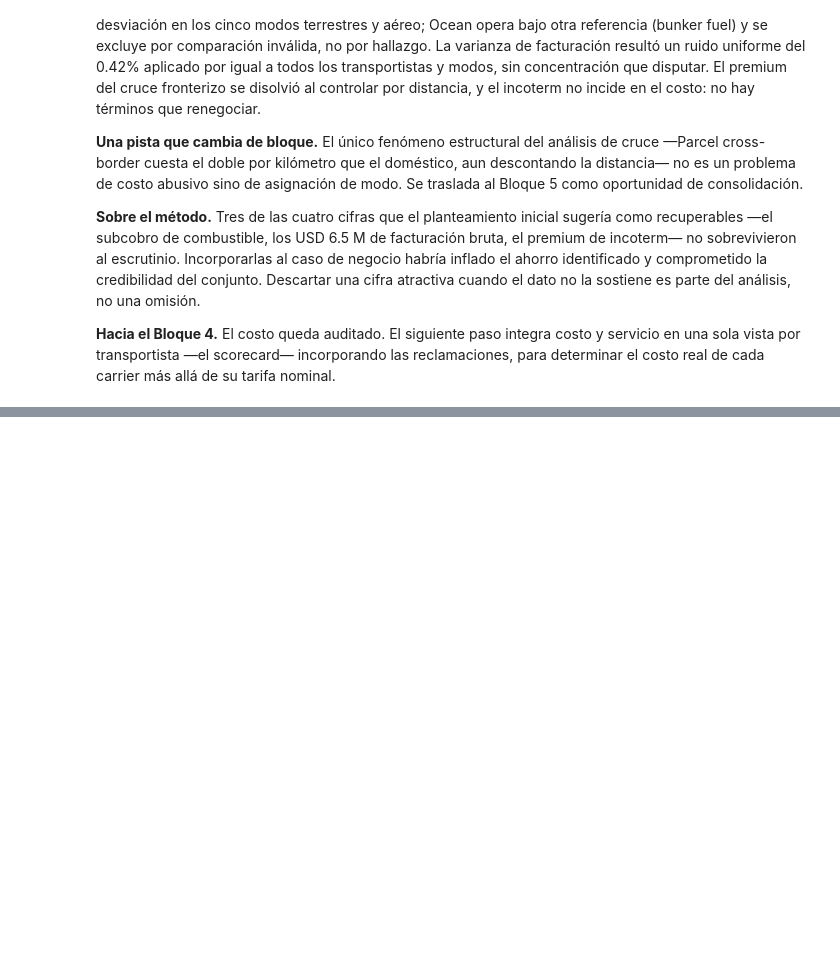
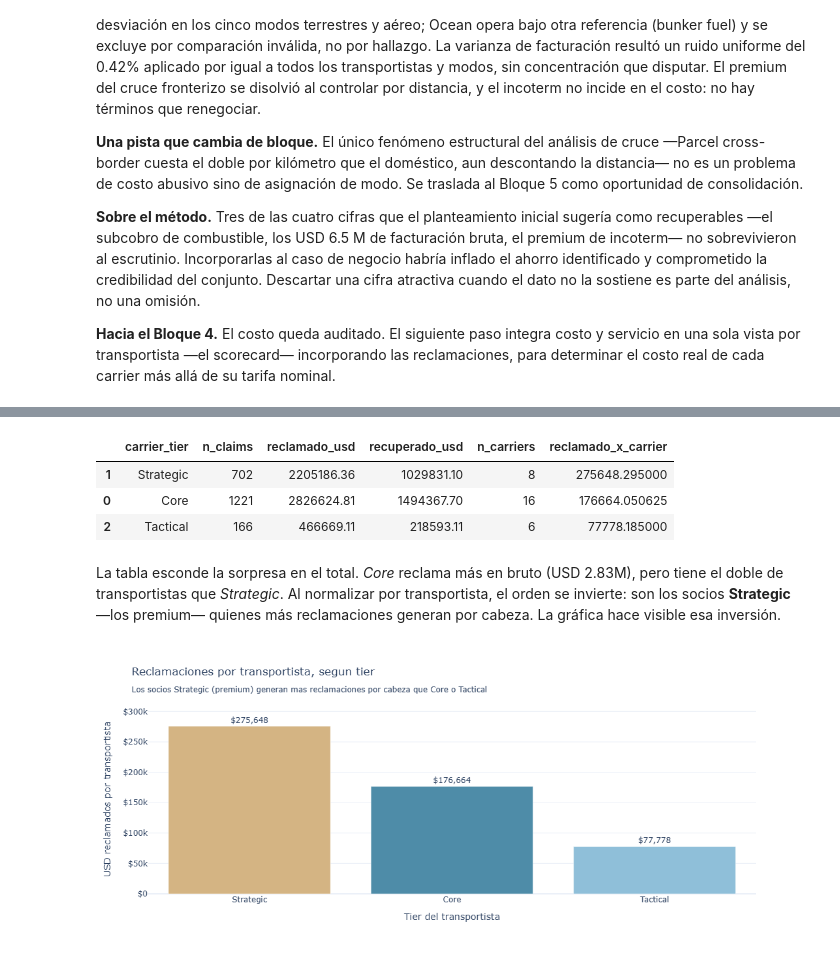
Before and after one commit to sergiocorona0286/transportation-analytics, a Jupyter notebook: notebooks/03_analisis_negocio.ipynb, the cells around one changed output, grey strips where cells are left out. Cells and saved outputs as stored; diff of their text form; code cells hidden in the pictures; blank space fills up the shorter version.

Commit message:
Bloque 4 completo: scorecard transportistas + validacion contra factores generador

```diff
--- a/notebooks/03_analisis_negocio.ipynb
+++ b/notebooks/03_analisis_negocio.ipynb
@@ -1829,0 +1892,70 @@ El bloque buscaba dónde el costo de la red no corresponde al servicio recibido,
+# %%
+# Cruce claims x carrier para traer el tier
+claims_tier = claims.merge(
+    carrier[["carrier_id", "carrier_name", "carrier_tier"]],
+    on="carrier_id",
+    how="left"
+)
+
+# Agregado por tier
+resumen_tier = (
+    claims_tier
+    .groupby("carrier_tier")
+    .agg(
+        n_claims=("claim_id", "count"),
+        reclamado_usd=("claim_amount_usd", "sum"),
+        recuperado_usd=("recovered_usd", "sum"),
+    )
+    .reset_index()
+)
+
+# Cuantos transportistas hay en cada tier (para normalizar)
+carriers_por_tier = carrier.groupby("carrier_tier")["carrier_id"].nunique()
+resumen_tier["n_carriers"] = resumen_tier["carrier_tier"].map(carriers_por_tier)
+resumen_tier["reclamado_x_carrier"] = resumen_tier["reclamado_usd"] / resumen_tier["n_carriers"]
+
+# Orden logico de tiers
+orden = ["Strategic", "Core", "Tactical"]
+resumen_tier["carrier_tier"] = pd.Categorical(resumen_tier["carrier_tier"], categories=orden, ordered=True)
+resumen_tier = resumen_tier.sort_values("carrier_tier")
+
+resumen_tier
+# %% [output]
+|  | carrier_tier | n_claims | reclamado_usd | recuperado_usd | n_carriers | reclamado_x_carrier |
+| 1 | Strategic | 702 | 2205186.36 | 1029831.10 | 8 | 275648.295000 |
+| 0 | Core | 1221 | 2826624.81 | 1494367.70 | 16 | 176664.050625 |
+| 2 | Tactical | 166 | 466669.11 | 218593.11 | 6 | 77778.185000 |
+# %% [markdown]
+La tabla esconde la sorpresa en el total. *Core* reclama más en bruto (USD 2.83M), pero tiene el doble de transportistas que *Strategic*. Al normalizar por transportista, el orden se invierte: son los socios **Strategic** —los premium— quienes más reclamaciones generan por cabeza. La gráfica hace visible esa inversión.
+# %%
+# Barras: reclamacion por transportista, por tier
+plot_df = resumen_tier.copy()
+plot_df["carrier_tier"] = plot_df["carrier_tier"].astype(str)
+
+# Strategic en arena (rompe la intuicion), resto en azul de la paleta
+colores = {"Strategic": "#D4B483", "Core": "#4E8CA8", "Tactical": "#8FBFD9"}
+bar_colors = [colores[t] for t in plot_df["carrier_tier"]]
+
+fig = go.Figure()
+fig.add_trace(go.Bar(
+    x=plot_df["carrier_tier"],
+    y=plot_df["reclamado_x_carrier"],
+    marker_color=bar_colors,
+    text=[f"${v:,.0f}" for v in plot_df["reclamado_x_carrier"]],
+    textposition="outside",
+))
+
+fig.update_layout(
+    template="plotly_white",
+    title="Reclamaciones por transportista, segun tier<br><sub>Los socios Strategic (premium) generan mas reclamaciones por cabeza que Core o Tactical</sub>",
+    xaxis_title="Tier del transportista",
+    yaxis_title="USD reclamados por transportista",
+    height=460,
+    showlegend=False,
+    margin=dict(t=90),
+)
+fig.update_yaxes(tickprefix="$", separatethousands=True)
+
+fig.show()
+# %% [output]
+[figure, added]
```
Also changed, not shown: parts of 17 cells of this notebook.
